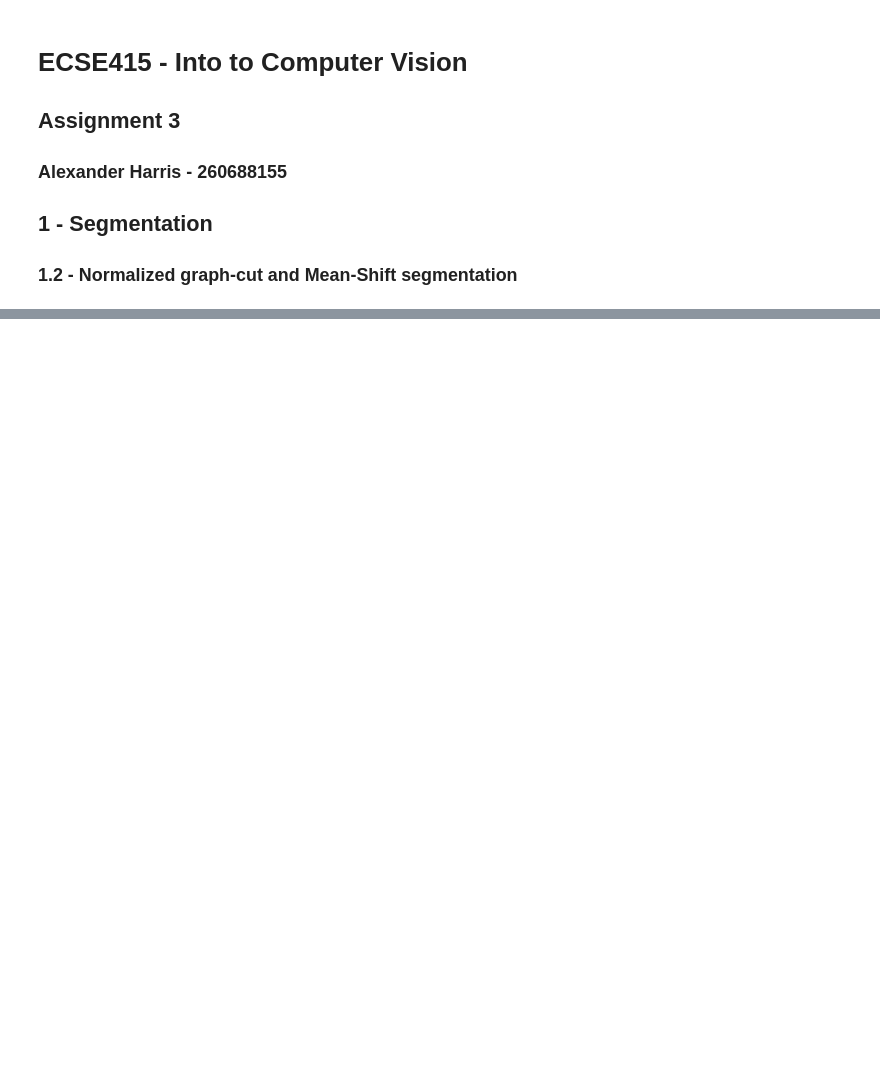
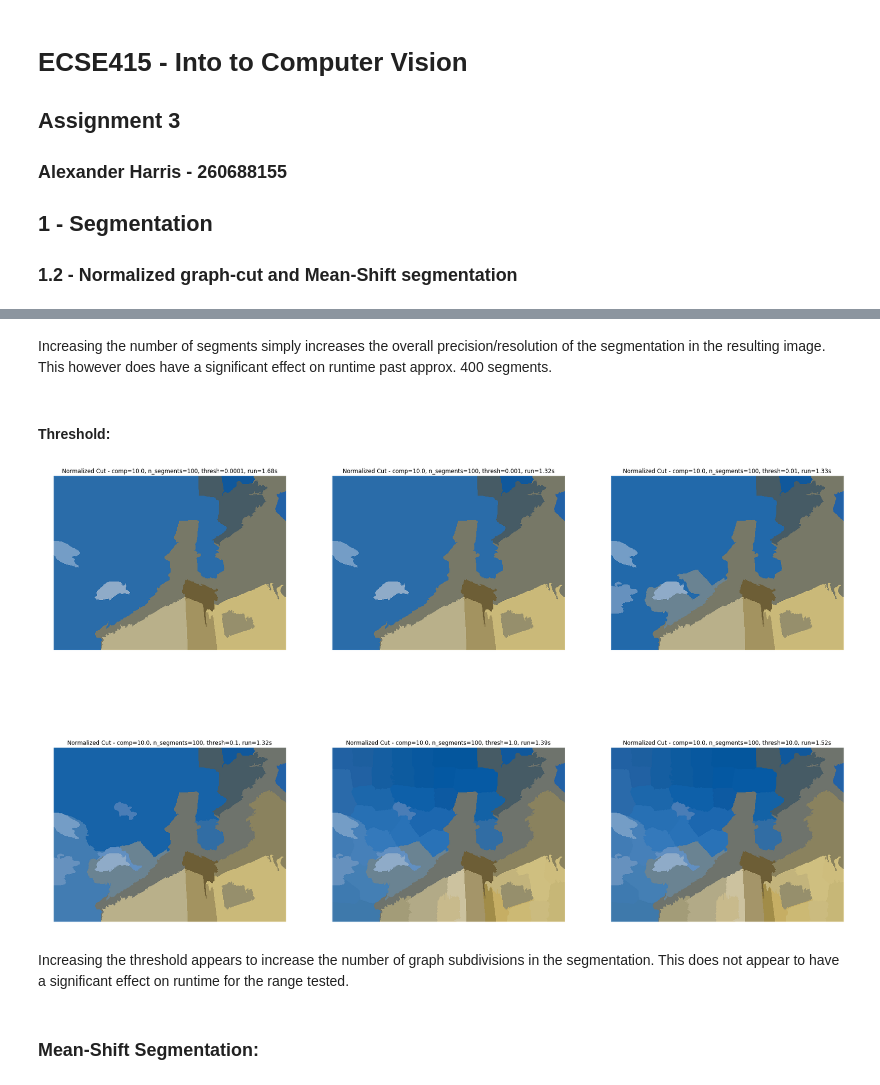
Before and after one commit to alexH2456/ECSE415, a Jupyter notebook: src/a3/GraphCut_MeanShift.ipynb, the cells around one changed output, grey strips where cells are left out. Cells and saved outputs as stored; diff of their text form; code cells hidden in the pictures; blank space fills up the shorter version.

```diff
--- a/src/a3/GraphCut_MeanShift.ipynb
+++ b/src/a3/GraphCut_MeanShift.ipynb
@@ -27,0 +83,19 @@ plt.show()
+# %% [markdown]
+Increasing the number of segments simply increases the overall precision/resolution of the segmentation in the resulting image. This however does have a significant effect on runtime past approx. 400 segments.
+# %% [markdown]
+#### Threshold:
+# %%
+images = []
+images.append(normCut(img, thresh=0.0001))
+images.append(normCut(img, thresh=0.001))
+images.append(normCut(img, thresh=0.01))
+images.append(normCut(img, thresh=0.1))
+images.append(normCut(img, thresh=1.0))
+images.append(normCut(img, thresh=10.0))
+plotFigures(images)
+# %% [output]
+[figure, added]
+# %% [markdown]
+Increasing the threshold appears to increase the number of graph subdivisions in the segmentation. This does not appear to have a significant effect on runtime for the range tested.
+# %% [markdown]
+### Mean-Shift Segmentation:
```
Also changed, not shown: parts of 21 cells of this notebook, 1 other file.
